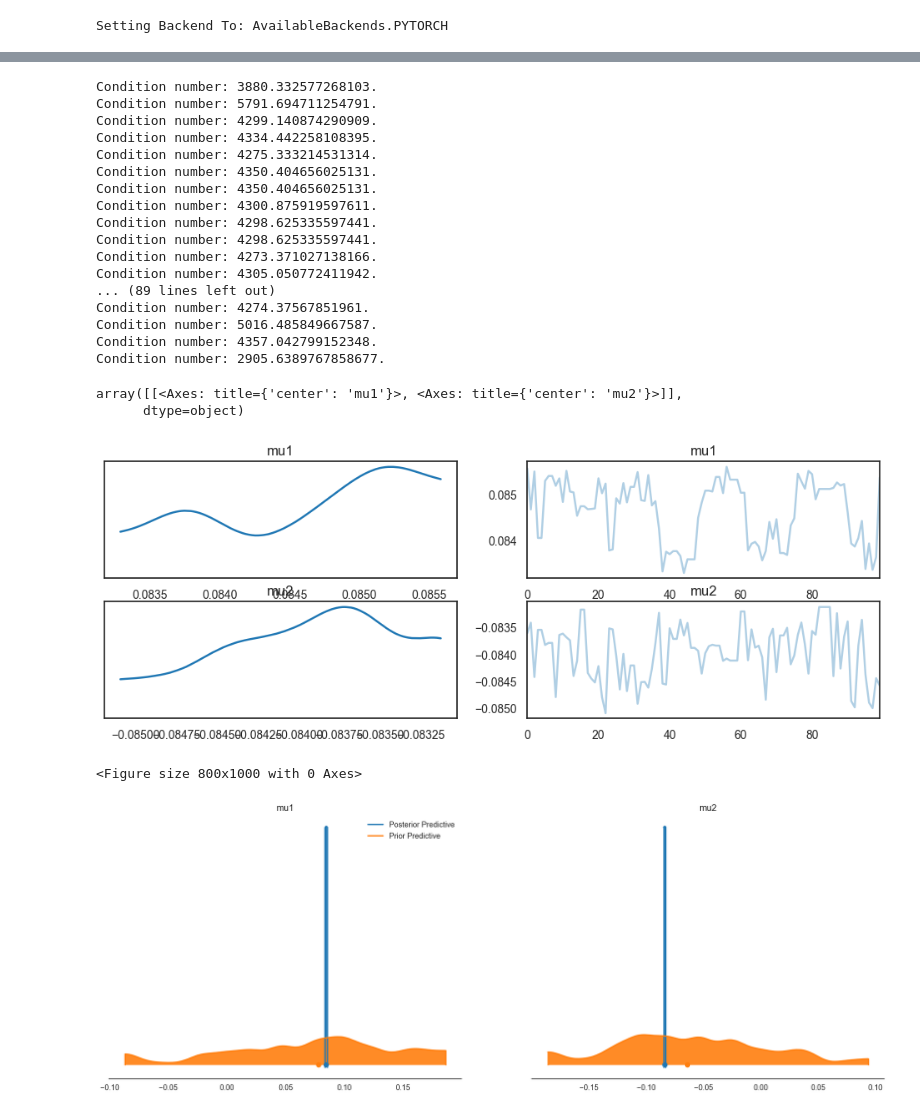
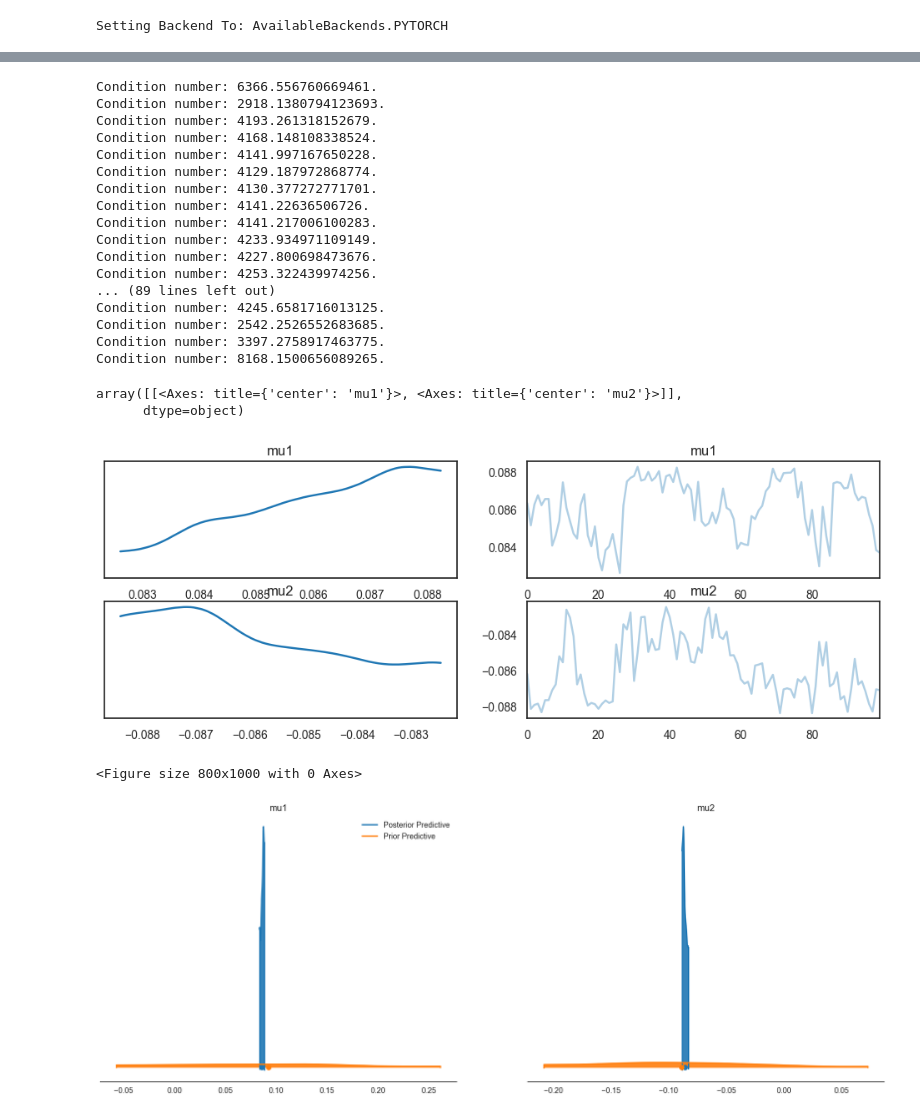
Before and after one commit to Deepprakash222/Uncertainty-Quantification-Workshop, a Jupyter notebook: workshop4.ipynb, the cells around one changed output, grey strips where cells are left out. Drawn from its saved outputs; the diff is of its cells as text; code cells hidden in the pictures.

```diff
--- a/workshop4.ipynb
+++ b/workshop4.ipynb
@@ -238,7 +226,7 @@ Condition number: 4664.507956820075.
 prior = Predictive(model,num_samples=100)(geo_model_test, obs)
 data_post = az.from_pyro(prior=prior)
 pyro.primitives.enable_validation(is_validate=True)
-nuts_kernel = NUTS(model, step_size=0.0085, adapt_step_size=True, target_accept_prob=0.75, max_tree_depth=10, init_strategy=init_to_mean)
+nuts_kernel = NUTS(model, step_size=0.0085, adapt_step_size=True, target_accept_prob=0.6, max_tree_depth=10, init_strategy=init_to_mean)
 mcmc = MCMC(nuts_kernel, num_samples=100, warmup_steps=100, num_chains=1)
 mcmc.run(geo_model_test, obs)
 samples = mcmc.get_samples()
@@ -340,37 +331,37 @@ Condition number: 4343.944640585029.
 # %%
 posterior_predictive = Predictive(model, samples)(geo_model_test, obs)
 
 data_post = az.from_pyro(posterior=mcmc, prior=prior, posterior_predictive=posterior_predictive)
 az.plot_trace(data_post)
 
 plt.figure(figsize=(8,10))
 az.plot_density(
 data=[data_post.posterior, data_post.prior],
 shade=.9,
-bw= 0.01,
+#bw= 0.1,
 var_names=['mu1', 'mu2'],
 data_labels=["Posterior Predictive", "Prior Predictive"],
 )
 # %% [output]
-Condition number: 3880.332577268103.
-Condition number: 5791.694711254791.
-Condition number: 4299.140874290909.
-Condition number: 4334.442258108395.
-Condition number: 4275.333214531314.
-Condition number: 4350.404656025131.
-Condition number: 4350.404656025131.
-Condition number: 4300.875919597611.
-Condition number: 4298.625335597441.
-Condition number: 4298.625335597441.
-Condition number: 4273.371027138166.
-Condition number: 4305.050772411942.
+Condition number: 6366.556760669461.
+Condition number: 2918.1380794123693.
+Condition number: 4193.261318152679.
+Condition number: 4168.148108338524.
+Condition number: 4141.997167650228.
+Condition number: 4129.187972868774.
+Condition number: 4130.377272771701.
+Condition number: 4141.22636506726.
+Condition number: 4141.217006100283.
+Condition number: 4233.934971109149.
+Condition number: 4227.800698473676.
+Condition number: 4253.322439974256.
 ... (89 lines left out)
-Condition number: 4274.37567851961.
-Condition number: 5016.485849667587.
-Condition number: 4357.042799152348.
-Condition number: 2905.6389767858677.
+Condition number: 4245.6581716013125.
+Condition number: 2542.2526552683685.
+Condition number: 3397.2758917463775.
+Condition number: 8168.1500656089265.
 array([[<Axes: title={'center': 'mu1'}>, <Axes: title={'center': 'mu2'}>]],
       dtype=object)
-[figure, old version]
+[figure, new version]
 <Figure size 800x1000 with 0 Axes>
-[figure, old version]
+[figure, new version]
```
Also changed, not shown: parts of 7 cells of this notebook.
